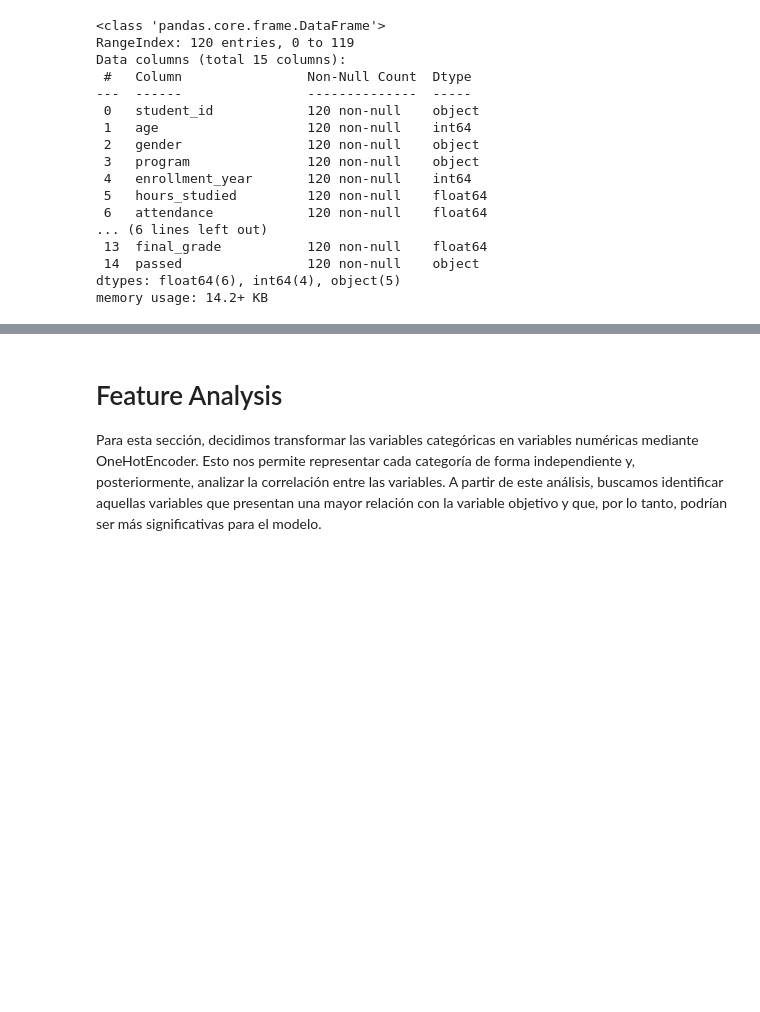
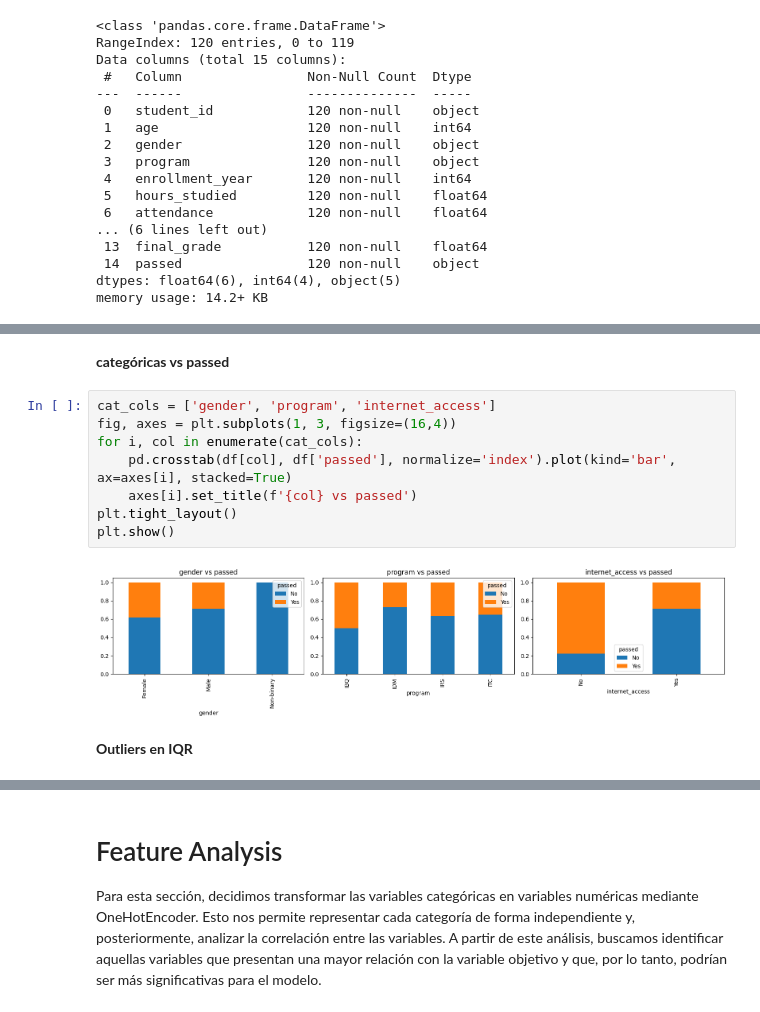
Before and after one commit to A01801224/Modulo_3_Bkron, a Jupyter notebook: Ejercicio_6/Modulo_3_Ejercicio_6.ipynb, the cells around one changed output, grey strips where cells are left out. Cells and saved outputs as stored; diff of their text form; blank space fills up the shorter version.

```diff
--- a/Ejercicio_6/Modulo_3_Ejercicio_6.ipynb
+++ b/Ejercicio_6/Modulo_3_Ejercicio_6.ipynb
@@ -77,0 +137,14 @@ memory usage: 14.2+ KB
+# %% [markdown]
+**categóricas vs passed**
+# %%
+cat_cols = ['gender', 'program', 'internet_access']
+fig, axes = plt.subplots(1, 3, figsize=(16,4))
+for i, col in enumerate(cat_cols):
+    pd.crosstab(df[col], df['passed'], normalize='index').plot(kind='bar', ax=axes[i], stacked=True)
+    axes[i].set_title(f'{col} vs passed')
+plt.tight_layout()
+plt.show()
+# %% [output]
+[figure, added]
+# %% [markdown]
+**Outliers en IQR**
```
Also changed, not shown: parts of 9 cells of this notebook.
